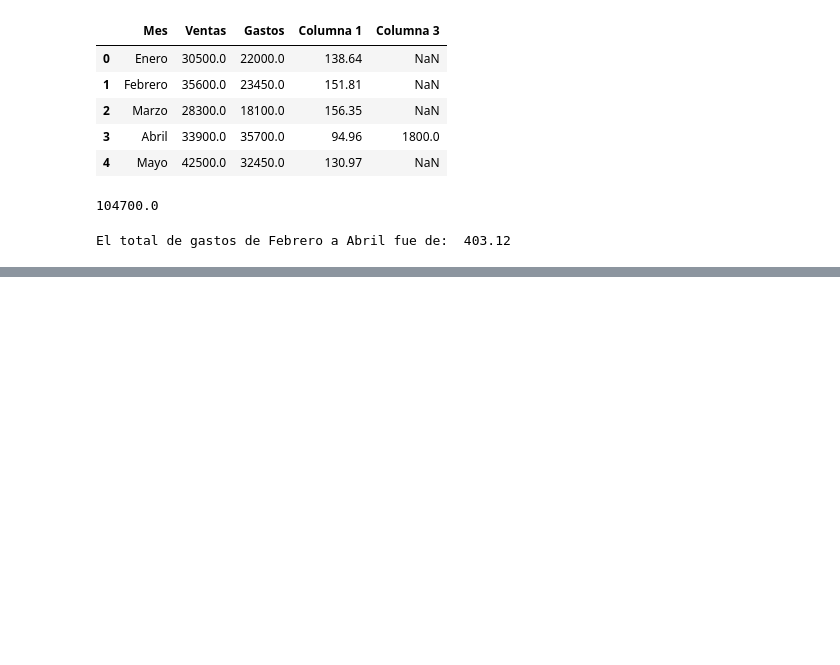
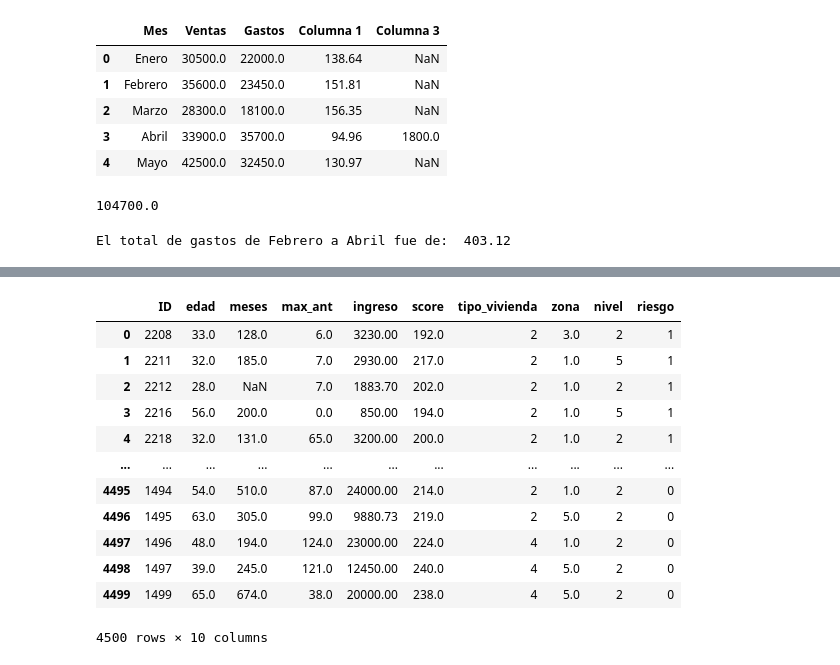
Before and after one commit to jasearce/Proyecto1_Programa_Ciencia_Datos_Python, a Jupyter notebook: Proyecto_1_Javier_Arce.ipynb, the cells around one changed output, grey strips where cells are left out. Cells and saved outputs as stored; diff of their text form; code cells hidden in the pictures; blank space fills up the shorter version.

```diff
--- a/Proyecto_1_Javier_Arce.ipynb
+++ b/Proyecto_1_Javier_Arce.ipynb
@@ -218,0 +243,18 @@ El total de gastos de Febrero a Abril fue de:  403.12
+# %%
+#Generamos el DataFrame del fichero provisto
+df_riesgo = pd.read_csv('Data - Riesgos.csv')
+df_riesgo
+# %% [output]
+|  | ID | edad | meses | max_ant | ingreso | score | tipo_vivienda | zona | nivel | riesgo |
+| 0 | 2208 | 33.0 | 128.0 | 6.0 | 3230.00 | 192.0 | 2 | 3.0 | 2 | 1 |
+| 1 | 2211 | 32.0 | 185.0 | 7.0 | 2930.00 | 217.0 | 2 | 1.0 | 5 | 1 |
+| 2 | 2212 | 28.0 | NaN | 7.0 | 1883.70 | 202.0 | 2 | 1.0 | 2 | 1 |
+| 3 | 2216 | 56.0 | 200.0 | 0.0 | 850.00 | 194.0 | 2 | 1.0 | 5 | 1 |
+| 4 | 2218 | 32.0 | 131.0 | 65.0 | 3200.00 | 200.0 | 2 | 1.0 | 2 | 1 |
+| ... | ... | ... | ... | ... | ... | ... | ... | ... | ... | ... |
+| 4495 | 1494 | 54.0 | 510.0 | 87.0 | 24000.00 | 214.0 | 2 | 1.0 | 2 | 0 |
+| 4496 | 1495 | 63.0 | 305.0 | 99.0 | 9880.73 | 219.0 | 2 | 5.0 | 2 | 0 |
+| 4497 | 1496 | 48.0 | 194.0 | 124.0 | 23000.00 | 224.0 | 4 | 1.0 | 2 | 0 |
+| 4498 | 1497 | 39.0 | 245.0 | 121.0 | 12450.00 | 240.0 | 4 | 5.0 | 2 | 0 |
+| 4499 | 1499 | 65.0 | 674.0 | 38.0 | 20000.00 | 238.0 | 4 | 5.0 | 2 | 0 |
+4500 rows × 10 columns
```
Also changed, not shown: parts of 15 cells of this notebook.
